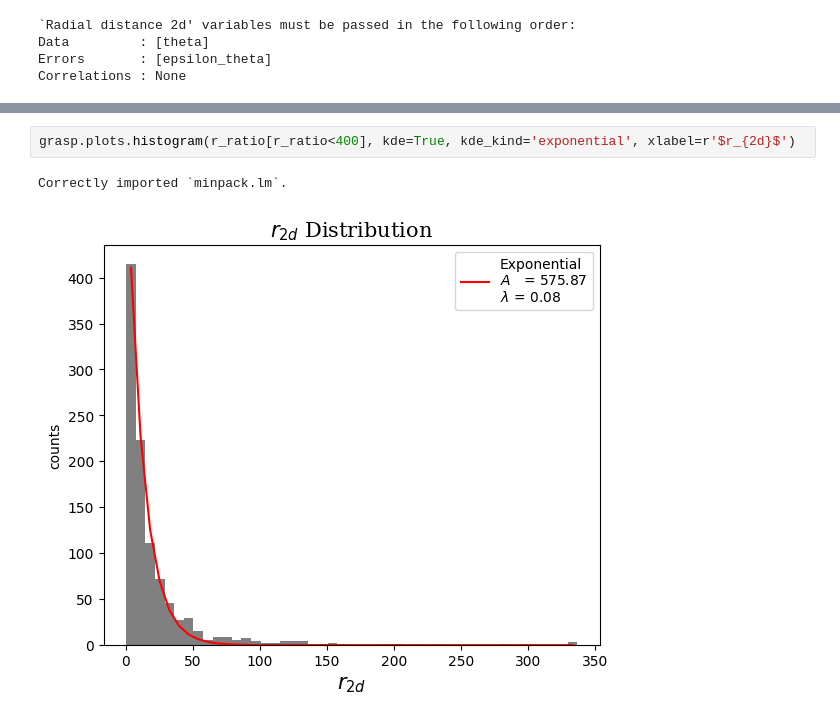
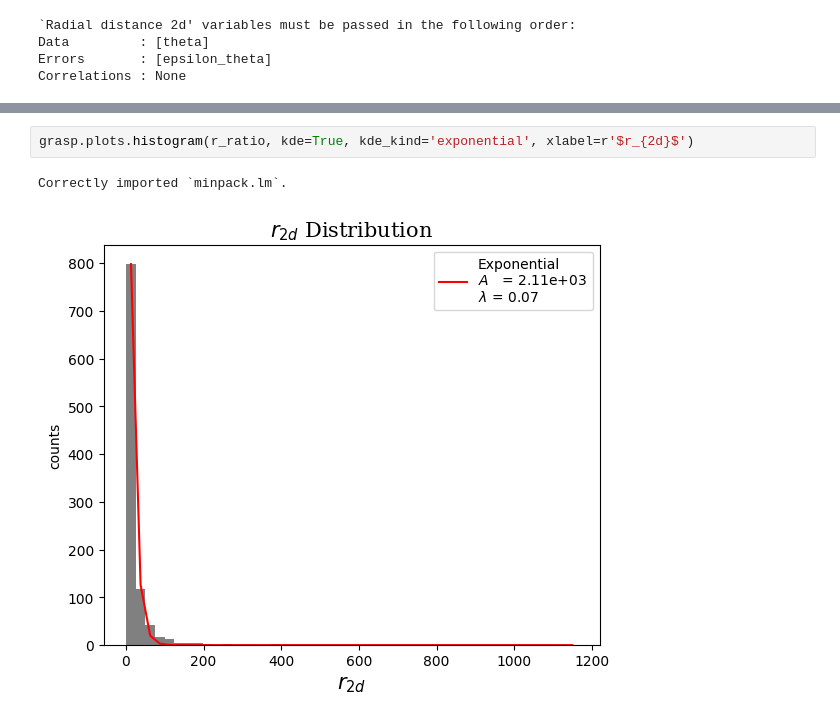
Before and after one commit to pietroferraiuolo/GRASP, a Jupyter notebook: scripts/n6121_analysis.ipynb, the cells around one changed output, grey strips where cells are left out. Cells and saved outputs as stored; diff of their text form.

```diff
--- a/scripts/n6121_analysis.ipynb
+++ b/scripts/n6121_analysis.ipynb
@@ -237,7 +237,7 @@ grasp.plots.doubleHistScatter(r2d_2, r2d_1, xlabel=r'$\theta_{V}$', ylabel=r'$\t
 # %%
-grasp.plots.histogram(r_ratio[r_ratio<400], kde=True, kde_kind='exponential', xlabel=r'$r_{2d}$')
+grasp.plots.histogram(r_ratio, kde=True, kde_kind='exponential', xlabel=r'$r_{2d}$')
 # %% [output]
 Correctly imported `minpack.lm`.
-[figure, old version]
+[figure, new version]
 # %%
 reg_e = grasp.stats.regression(r_ratio[r_ratio<400], 'exponential', False)
```
Also changed, not shown: parts of 31 cells of this notebook, 6 other files.
